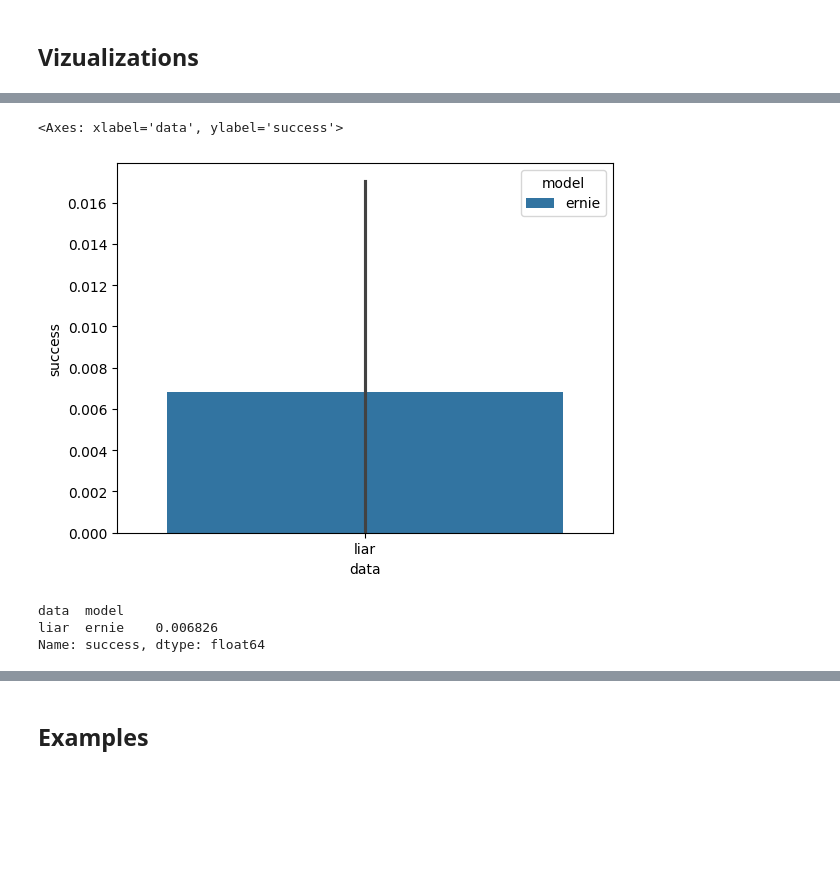
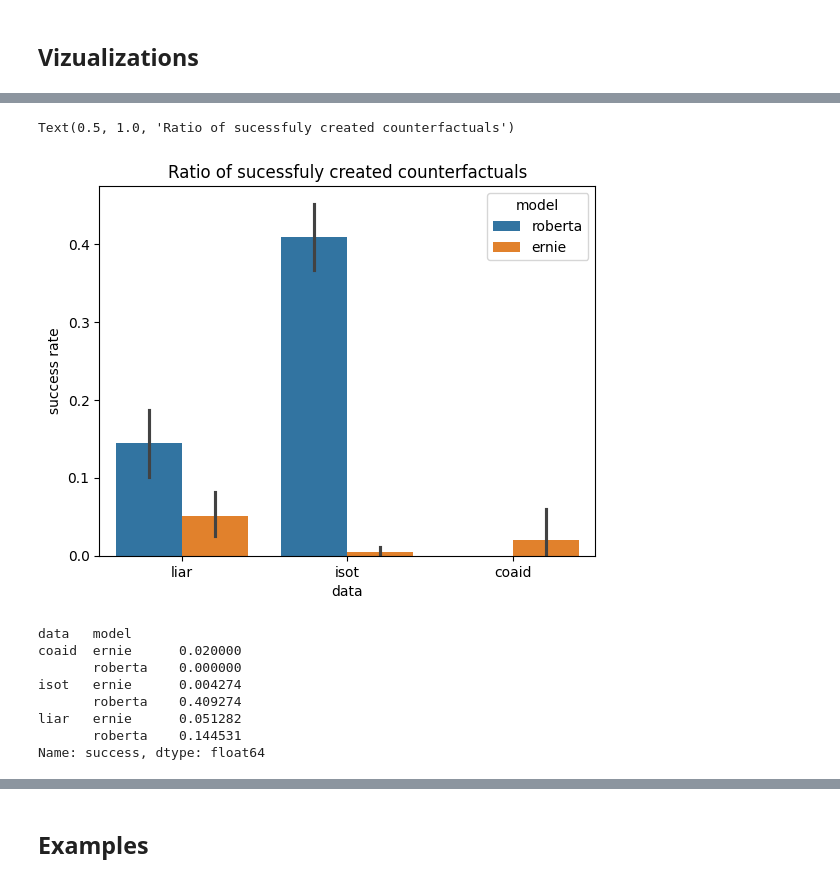
Before and after one commit to azoz01/nlp-2024-fake, a Jupyter notebook: notebooks/results_analysis.ipynb, the cells around one changed output, grey strips where cells are left out. Cells and saved outputs as stored; diff of their text form; code cells hidden in the pictures; blank space fills up the shorter version.

```diff
--- a/notebooks/results_analysis.ipynb
+++ b/notebooks/results_analysis.ipynb
@@ -10,21 +10,16 @@ import os
 # %%
 os.chdir('..')
 # %%
-with open('results (2).json', 'r') as f:
+with open('results_roberta.json', 'r') as f:
+    obj1 = json.load(f)
+
+with open('results_ernie.json', 'r') as f:
     obj2 = json.load(f)
-
-with open('results (1).json', 'r') as f:
-    obj1 = json.load(f)
 
 obj = obj1 | obj2
 
-with open('results_misc (1).pkl', 'rb') as f:
-    obj_misc1 = pkl.load(f)
-
-with open('results_misc (2).pkl', 'rb') as f:
-    obj_misc2 = pkl.load(f)
-
-obj_misc = obj_misc1 | obj_misc2
+with open('results_misc_roberta.pkl', 'rb') as f:
+    obj_misc = pkl.load(f)
 # %%
 obj.keys()
 # %% [output]
@@ -39,16 +34,20 @@ adv_scores_l = []
 new_tokens_l = []
 old_tokens_l = []
 source_l = []
-n_obs = []
+n_obs_l = []
 
 for config in obj.keys():
+    print(config)
+
     org_scores = np.array(obj[config]['orig_pred'])
     adv_scores = np.array(obj[config]['adv_pred'])
     replacements = obj[config]['replacements']
 
+    n_obs = np.arange(len(org_scores))
     has_person_idx = np.array(list(map(lambda x: x[0] != 'NOT EXIST', replacements)))
     org_scores = org_scores[has_person_idx]
     adv_scores = adv_scores[has_person_idx]
+    n_obs = n_obs[has_person_idx]
     replacements = list(filter(lambda x: x[0] != 'NOT EXIST', replacements))
     old_tokens = list(map(lambda x: x[0], replacements))
     new_tokens = list(map(lambda x: x[1], replacements))
@@ -59,14 +58,15 @@ for config in obj.keys():
     new_tokens_l.append(new_tokens)
     old_tokens_l.append(old_tokens)
     source_l.append(source)
-    n_obs.append(np.arange(len(source)))
+    n_obs_l.append(n_obs)
+
 
 org_scores = np.concatenate(org_scores_l)
 adv_scores = np.concatenate(adv_scores_l)
 new_tokens = np.concatenate(new_tokens_l)
 old_tokens = np.concatenate(old_tokens_l)
 source = np.concatenate(source_l)
-n_obs = np.concatenate(n_obs)
+n_obs = np.concatenate(n_obs_l)
 
 data = [el.split('-')[0] for el in source]
 model = [el.split('-')[1] for el in source]
@@ -114,14 +127,21 @@ for idx, data_name in enumerate(df['data'].unique()):
 # %%
 temp_df = df[df['mode'] == 'unmasked']
 sns.barplot(data=temp_df, x='data', y='success', hue='model')
+plt.ylabel('success rate')
+plt.title('Ratio of sucessfuly created counterfactuals')
 # %% [output]
-<Axes: xlabel='data', ylabel='success'>
+Text(0.5, 1.0, 'Ratio of sucessfuly created counterfactuals')
-[figure, old version]
+[figure, new version]
 # %%
 temp_df = df[df['mode'] == 'unmasked']
 temp_df.groupby(['data', 'model'])['success'].mean()
 # %% [output]
-data  model
-liar  ernie    0.006826
+data   model
+coaid  ernie      0.020000
+       roberta    0.000000
+isot   ernie      0.004274
+       roberta    0.409274
+liar   ernie      0.051282
+       roberta    0.144531
 Name: success, dtype: float64
 # %%
```
Also changed, not shown: parts of 15 cells of this notebook, 2 other files.
